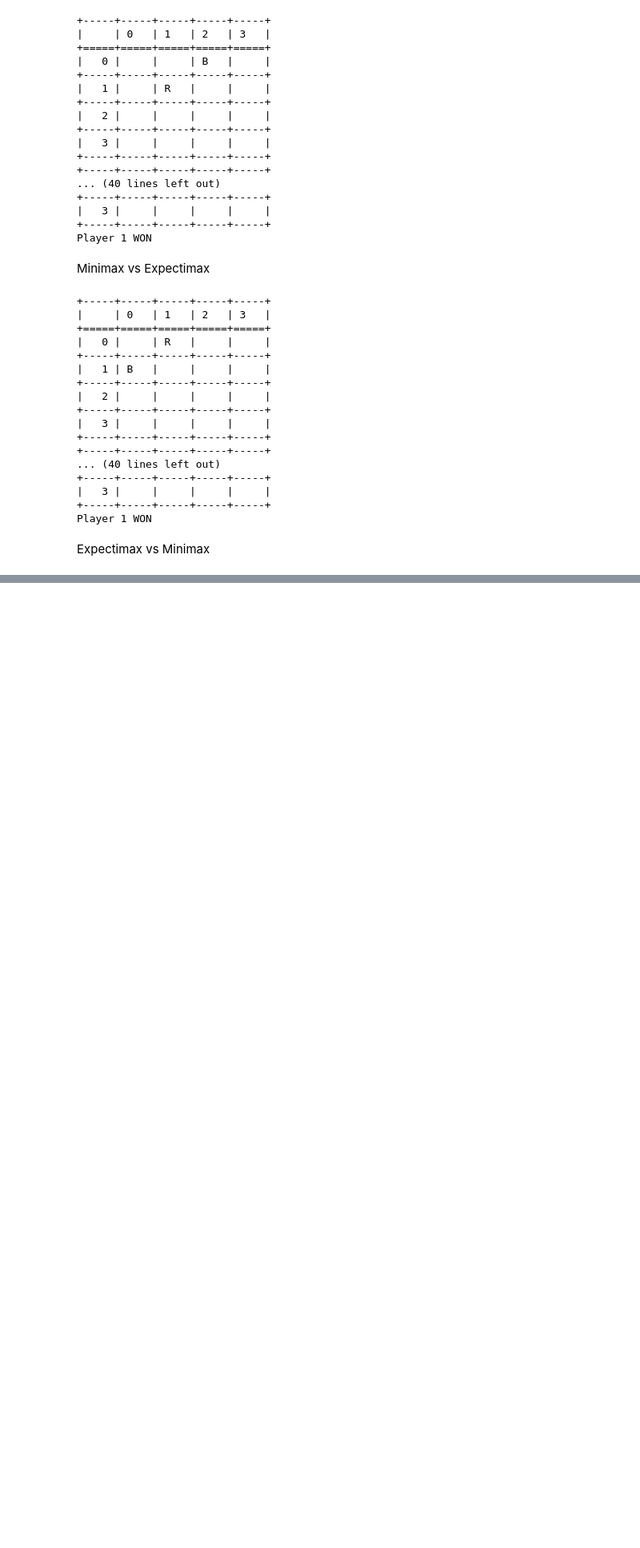
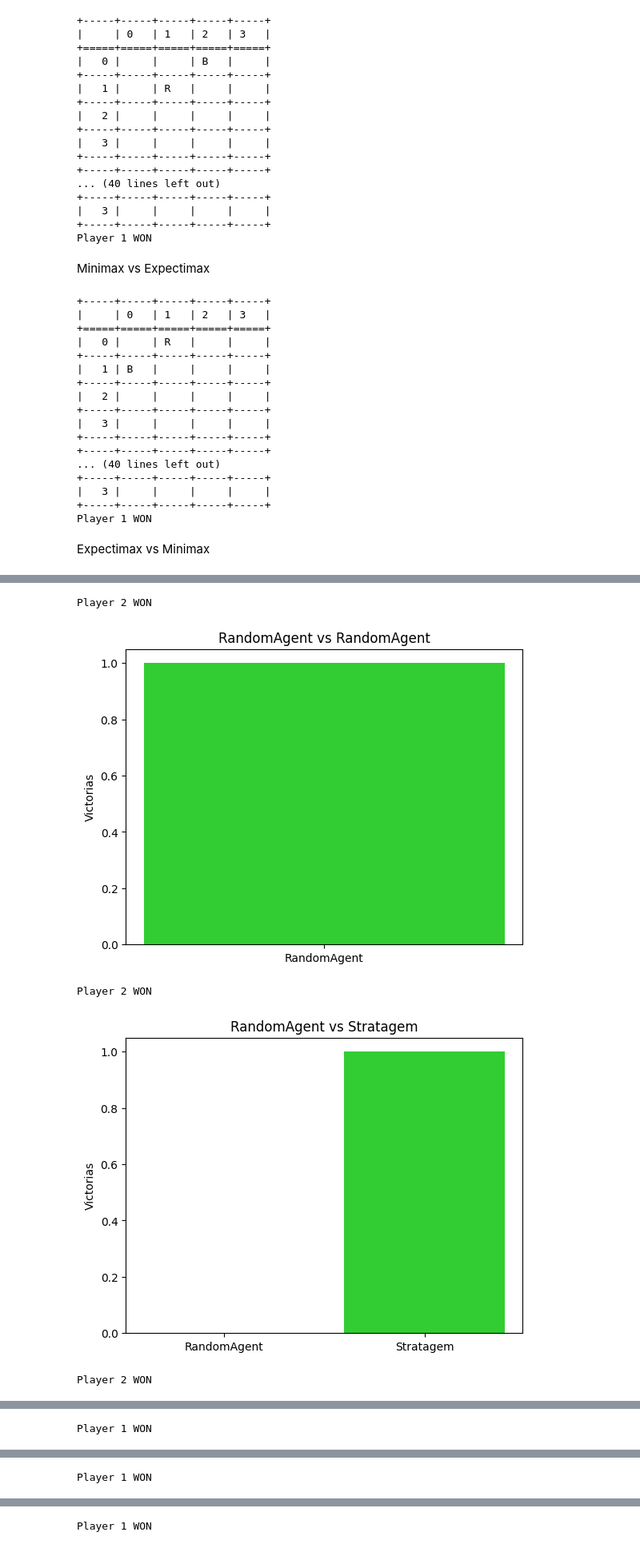
Before and after one commit to Martinabz/Obligatorio-IA-Abzaradel-Olaso-282958-281981-, a Jupyter notebook: Obligatorio Marzo 2026/Isolation/isolation.ipynb, the cells around one changed output, grey strips where cells are left out. Shown at 80% size. Cells and saved outputs as stored; diff of their text form; code cells hidden in the pictures; blank space fills up the shorter version.

Commit message:
Implementacion de las pruebas generales isolation

```diff
--- a/Obligatorio Marzo 2026/Isolation/isolation.ipynb
+++ b/Obligatorio Marzo 2026/Isolation/isolation.ipynb
@@ -293,0 +293,57 @@ ModuleNotFoundError: No module named 'pandas'
+# %%
+import matplotlib.pyplot as plt
+
+agents = ["RandomAgent", "Stratagem", "MinimaxAgent", "ExpectimaxAgent"]
+partidos = 20
+partidos_totales_agente = partidos * 8
+stats = {}
+
+for agent in agents:
+    stats[agent] = {
+        "victorias_totales": 0,
+        "victorias_como_player1": 0,
+        "victorias_como_player2": 0,
+    }
+
+for agent1 in agents:
+    for agent2 in agents:
+        victorias_player1 = 0
+        for j in range(partidos):
+            i = play_vs_other_agent(env, agent1=eval(agent1)(1), agent2=eval(agent2)(2))
+            if i == 1:
+                stats[agent1]["victorias_totales"] += 1
+                stats[agent1]["victorias_como_player1"] += 1
+                victorias_player1 += 1
+            else:
+                stats[agent2]["victorias_totales"] += 1
+                stats[agent2]["victorias_como_player2"] += 1
+
+        plt.bar([agent1, agent2], [victorias_player1, partidos - victorias_player1], color=["mediumblue", "limegreen"])
+        plt.title(f"{agent1} vs {agent2}")
+        plt.ylabel("Victorias")
+        plt.show()
+
+plt.bar(stats.keys(), [stats[agent]["victorias_totales"] for agent in agents], color=["yellow", "deepskyblue", "red", "darkviolet"])
+plt.title("Victorias totales por agente")
+plt.xlabel("Agentes")
+plt.ylabel("Victorias")
+plt.show()
+
+for agent in agents:
+    plt.bar(["Player 1", "Player 2"], [stats[agent]["victorias_como_player1"], stats[agent]["victorias_como_player2"]], color=["darkblue", "green"])
+    plt.title(f"Victorias de {agent} como Player 1 y Player 2")
+    plt.ylabel("Victorias")
+    plt.show()
+
+victorias_totales_players1 = stats[agents[0]]["victorias_como_player1"] + stats[agents[1]]["victorias_como_player1"] + stats[agents[2]]["victorias_como_player1"] + stats[agents[3]]["victorias_como_player1"]
+victorias_totales_players2 = stats[agents[0]]["victorias_como_player2"] + stats[agents[1]]["victorias_como_player2"] + stats[agents[2]]["victorias_como_player2"] + stats[agents[3]]["victorias_como_player2"]
+plt.bar(["Player 1", "Player 2"], [victorias_totales_players1, victorias_totales_players2], color=["mediumblue", "limegreen"])
+plt.title("Victorias totales en general como Player 1 y Player 2")
+plt.ylabel("Victorias")
+plt.show()
+# %% [output]
+Player 2 WON
+[figure, added]
+Player 2 WON
+[figure, added]
+Player 2 WON
@@ -293,0 +351 @@ ModuleNotFoundError: No module named 'pandas'
+Player 1 WON
@@ -293,0 +353 @@ ModuleNotFoundError: No module named 'pandas'
+Player 1 WON
@@ -293,0 +355 @@ ModuleNotFoundError: No module named 'pandas'
+Player 1 WON
```
Also changed, not shown: parts of 6 cells of this notebook, 2 other files.
